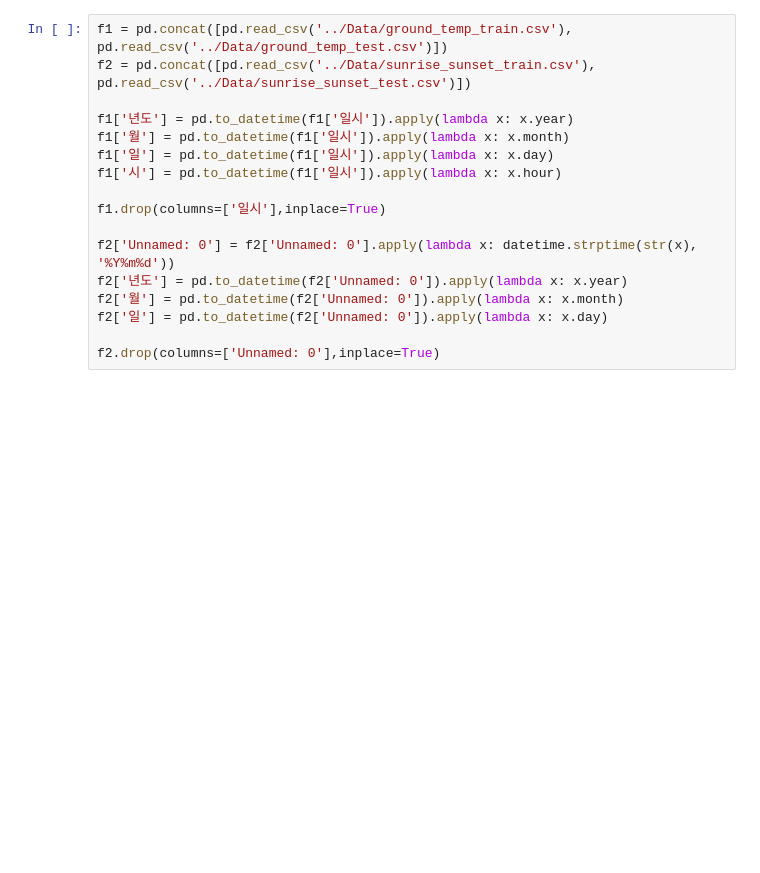
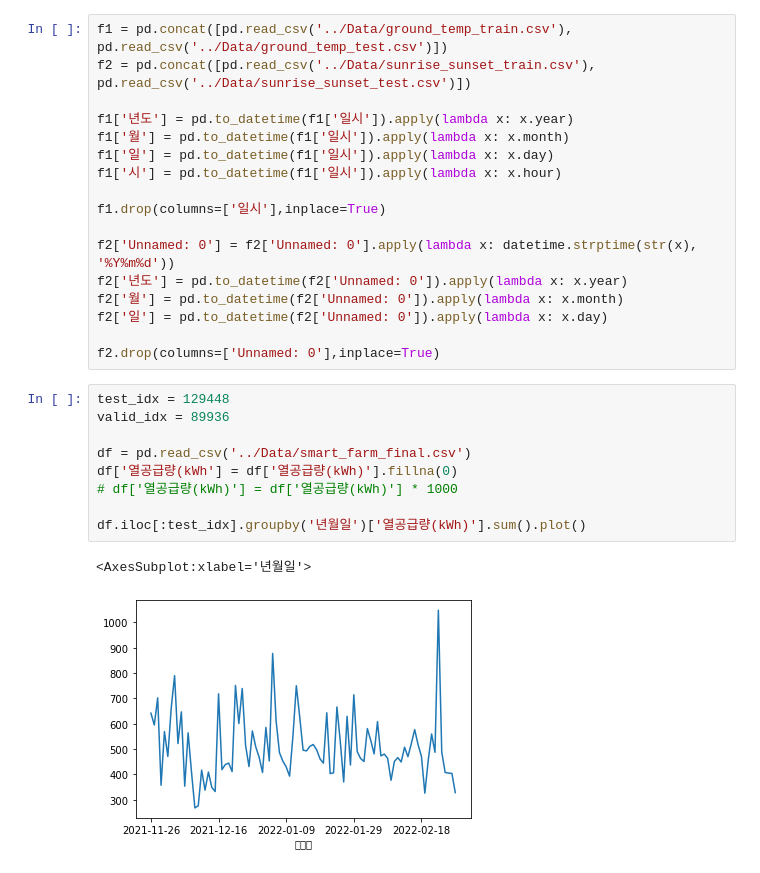
Before and after one commit to yxbxn/smart_farm, a Jupyter notebook: Code/lstm_demo.ipynb, the cells around one changed output. Cells and saved outputs as stored; diff of their text form; blank space fills up the shorter version.

```diff
--- a/Code/lstm_demo.ipynb
+++ b/Code/lstm_demo.ipynb
@@ -45,4 +47,16 @@ f2['월'] = pd.to_datetime(f2['Unnamed: 0']).apply(lambda x: x.month)
 f2['일'] = pd.to_datetime(f2['Unnamed: 0']).apply(lambda x: x.day)
 
 f2.drop(columns=['Unnamed: 0'],inplace=True)
+# %%
+test_idx = 129448
+valid_idx = 89936
+
+df = pd.read_csv('../Data/smart_farm_final.csv')
+df['열공급량(kWh'] = df['열공급량(kWh)'].fillna(0)
+# df['열공급량(kWh)'] = df['열공급량(kWh)'] * 1000
+
+df.iloc[:test_idx].groupby('년월일')['열공급량(kWh)'].sum().plot()
+# %% [output]
+<AxesSubplot:xlabel='년월일'>
+[figure, added]
 # %%
```
Also changed, not shown: parts of 28 cells of this notebook.
